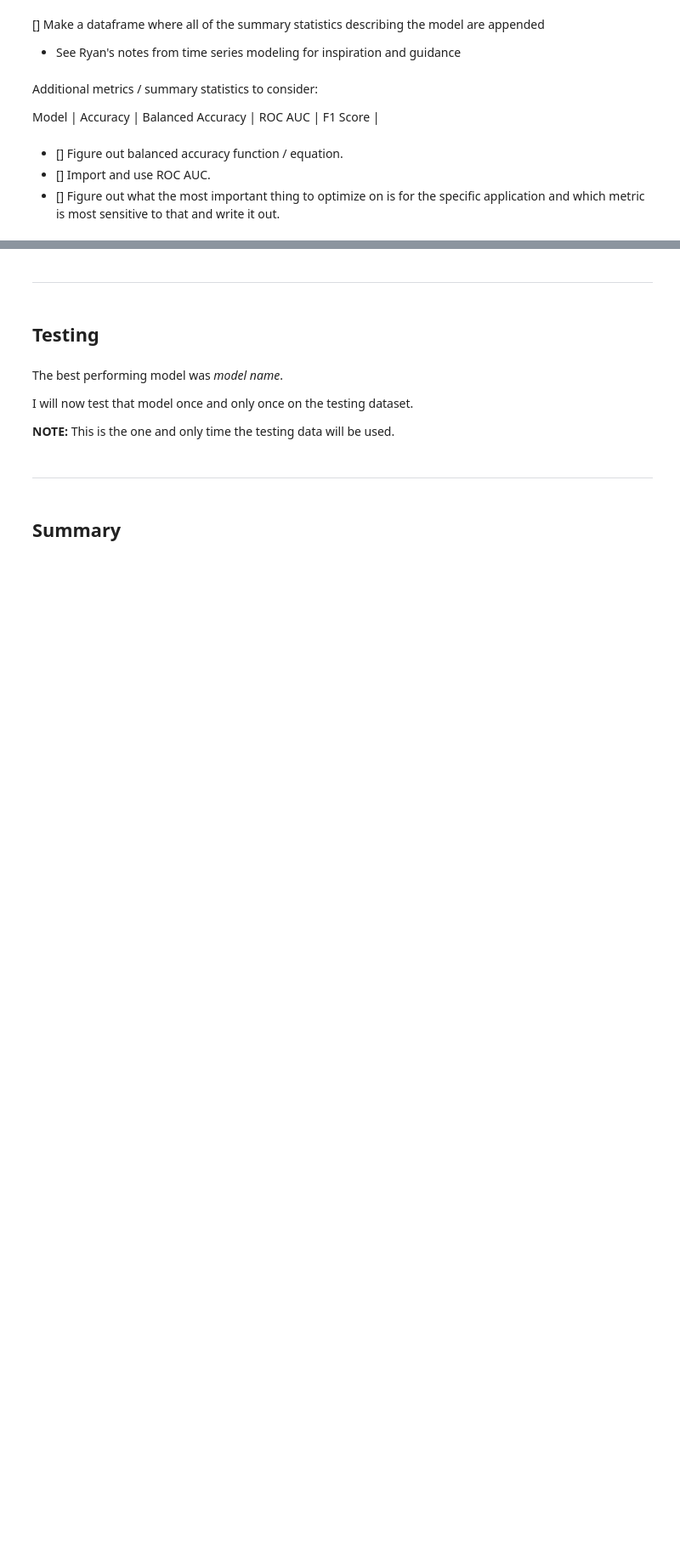
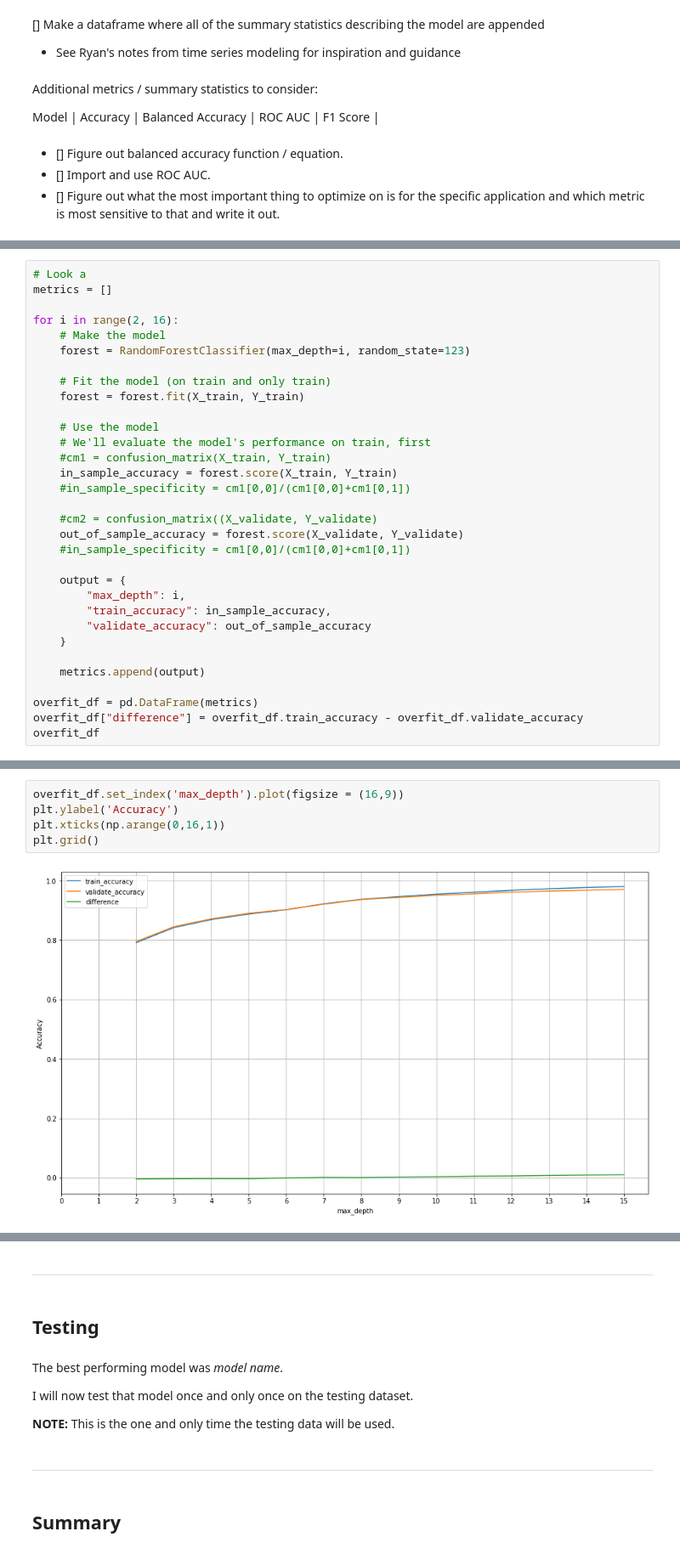
Before and after one commit to Jared-Godar/ecg_anomaly_detection, a Jupyter notebook: report.ipynb, the cells around one changed output, grey strips where cells are left out. Shown at 85% size. Cells and saved outputs as stored; diff of their text form; blank space fills up the shorter version.

Commit message:
Update models and readme

```diff
--- a/report.ipynb
+++ b/report.ipynb
@@ -439,0 +565,32 @@ Model                          |   Accuracy |   Balanced Accuracy |   ROC AUC |
+# %%
+# Look a
+metrics = []
+
+for i in range(2, 16):
+    # Make the model
+    forest = RandomForestClassifier(max_depth=i, random_state=123)
+
+    # Fit the model (on train and only train)
+    forest = forest.fit(X_train, Y_train)
+
+    # Use the model
+    # We'll evaluate the model's performance on train, first
+    #cm1 = confusion_matrix(X_train, Y_train)
+    in_sample_accuracy = forest.score(X_train, Y_train)
+    #in_sample_specificity = cm1[0,0]/(cm1[0,0]+cm1[0,1])
+
+    #cm2 = confusion_matrix((X_validate, Y_validate)
+    out_of_sample_accuracy = forest.score(X_validate, Y_validate)
+    #in_sample_specificity = cm1[0,0]/(cm1[0,0]+cm1[0,1])
+
+    output = {
+        "max_depth": i,
+        "train_accuracy": in_sample_accuracy,
+        "validate_accuracy": out_of_sample_accuracy
+    }
+
+    metrics.append(output)
+
+overfit_df = pd.DataFrame(metrics)
+overfit_df["difference"] = overfit_df.train_accuracy - overfit_df.validate_accuracy
+overfit_df
@@ -439,0 +613,7 @@ Model                          |   Accuracy |   Balanced Accuracy |   ROC AUC |
+# %%
+overfit_df.set_index('max_depth').plot(figsize = (16,9))
+plt.ylabel('Accuracy')
+plt.xticks(np.arange(0,16,1))
+plt.grid()
+# %% [output]
+[figure, added]
```
Also changed, not shown: parts of 28 cells of this notebook, 1 other file.
